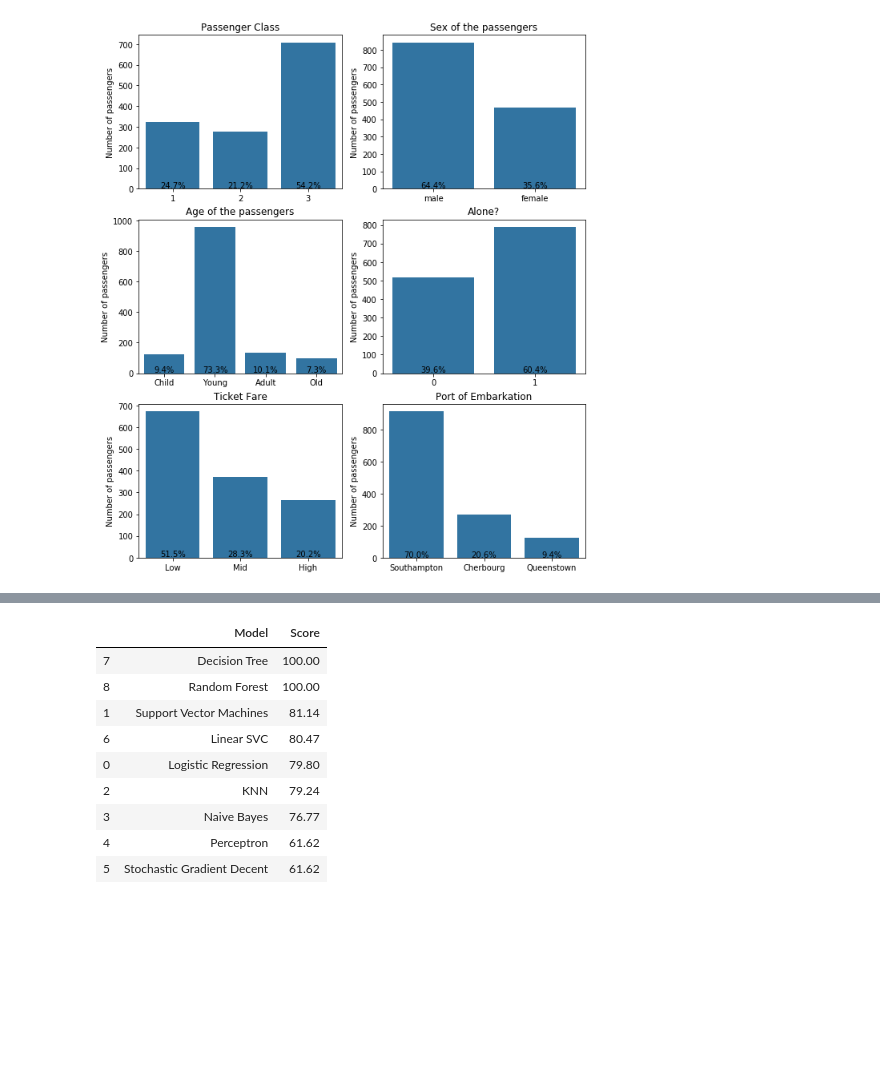
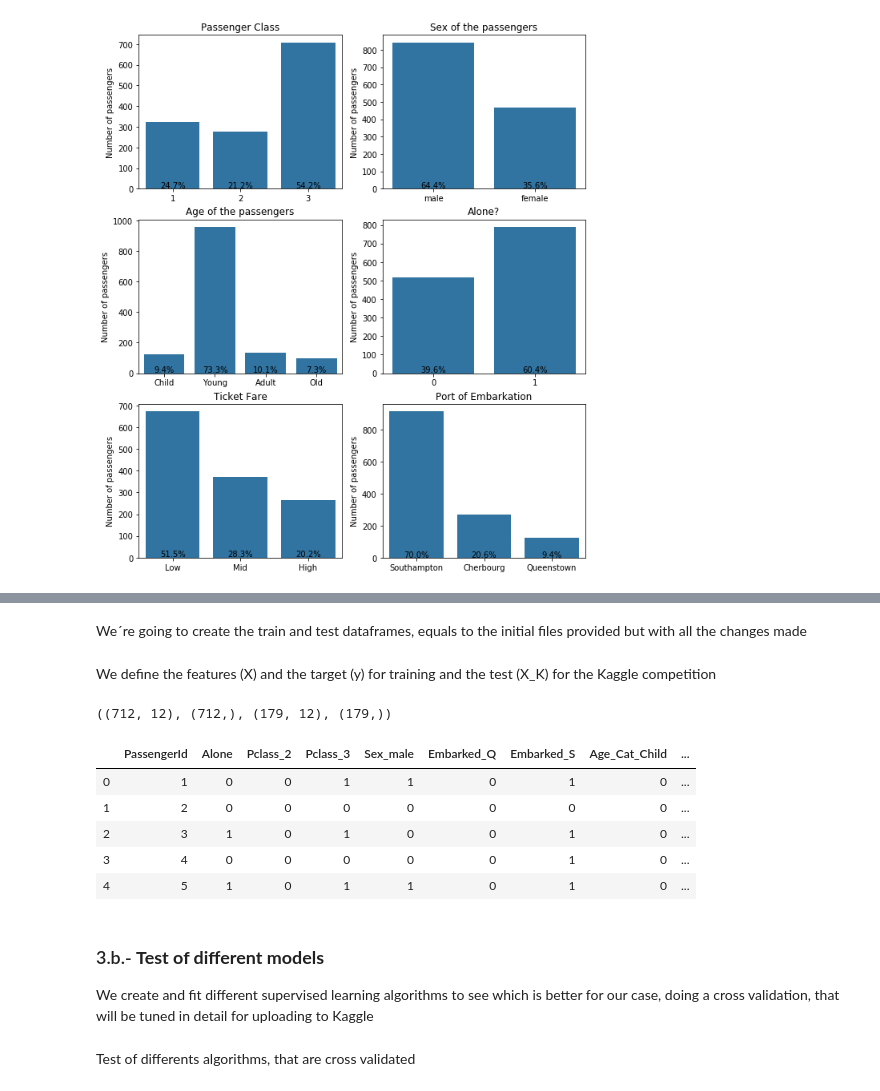
Before and after one commit to canceleiro/Titanic-Disaster, a Jupyter notebook: Titanic_Disaster.ipynb, the cells around one changed output, grey strips where cells are left out. Cells and saved outputs as stored; diff of their text form; code cells hidden in the pictures; blank space fills up the shorter version.

Commit message:
FINAL VERSION - Selection of the algorithm to use - Tuning of the algorithm

```diff
--- a/Titanic_Disaster.ipynb
+++ b/Titanic_Disaster.ipynb
@@ -1003,21 +712,29 @@ The confidence score of Random Forest model is: 100.0
-# %%
-models = pd.DataFrame({
-    'Model': ['Logistic Regression','Support Vector Machines', 'KNN',
-               'Naive Bayes', 'Perceptron',
-              'Stochastic Gradient Decent', 'Linear SVC',
-              'Decision Tree','Random Forest'],
-    'Score': [score_log, score_svc, score_knn,
-              score_gs,  score_perceptron, score_sgd,
-              score_l_svc,  score_d_tree, score_rf ]})
-models.sort_values(by='Score', ascending=False)
-# %% [output]
-|  | Model | Score |
-| 7 | Decision Tree | 100.00 |
-| 8 | Random Forest | 100.00 |
-| 1 | Support Vector Machines | 81.14 |
-| 6 | Linear SVC | 80.47 |
-| 0 | Logistic Regression | 79.80 |
-| 2 | KNN | 79.24 |
-| 3 | Naive Bayes | 76.77 |
-| 4 | Perceptron | 61.62 |
-| 5 | Stochastic Gradient Decent | 61.62 |
+# %% [markdown]
+We´re going to create the train and test dataframes, equals to the initial files provided but with all the changes made
+# %%
+#I create the training and test dataframes
+df_end = df_final[df_final.Survived > -1]
+df_end_test_score = df_final[df_final.Survived.isnull()]
+# %% [markdown]
+We define the features (X) and the target (y) for training and the test (X_K) for the Kaggle competition
+# %%
+X = df_end.drop("Survived", axis=1).copy()
+y = df_end["Survived"]
+X_K = df_end_test_score.drop("Survived", axis=1).copy() #K of Kaggle
+X_train, X_test, y_train, y_test = train_test_split(X, y, test_size=0.2, random_state=42)
+X_train.shape, y_train.shape, X_test.shape, y_test.shape
+# %% [output]
+((712, 12), (712,), (179, 12), (179,))
+# %%
+X.head()
+# %% [output]
+|  | PassengerId | Alone | Pclass_2 | Pclass_3 | Sex_male | Embarked_Q | Embarked_S | Age_Cat_Child | ... |
+| 0 | 1 | 0 | 0 | 1 | 1 | 0 | 1 | 0 | ... |
+| 1 | 2 | 0 | 0 | 0 | 0 | 0 | 0 | 0 | ... |
+| 2 | 3 | 1 | 0 | 1 | 0 | 0 | 1 | 0 | ... |
+| 3 | 4 | 0 | 0 | 0 | 0 | 0 | 1 | 0 | ... |
+| 4 | 5 | 1 | 0 | 1 | 1 | 0 | 1 | 0 | ... |
+# %% [markdown]
+### <a class="anchor" id="Test_models"> 3.b.- **Test of different models**
+
+We create and fit different supervised learning algorithms to see which is better for our case, doing a cross validation, that will be tuned in detail for uploading to Kaggle
@@ -1023,0 +748,2 @@ models.sort_values(by='Score', ascending=False)
+# %% [markdown]
+Test of differents algorithms, that are cross validated
```
Also changed, not shown: parts of 102 cells of this notebook.
